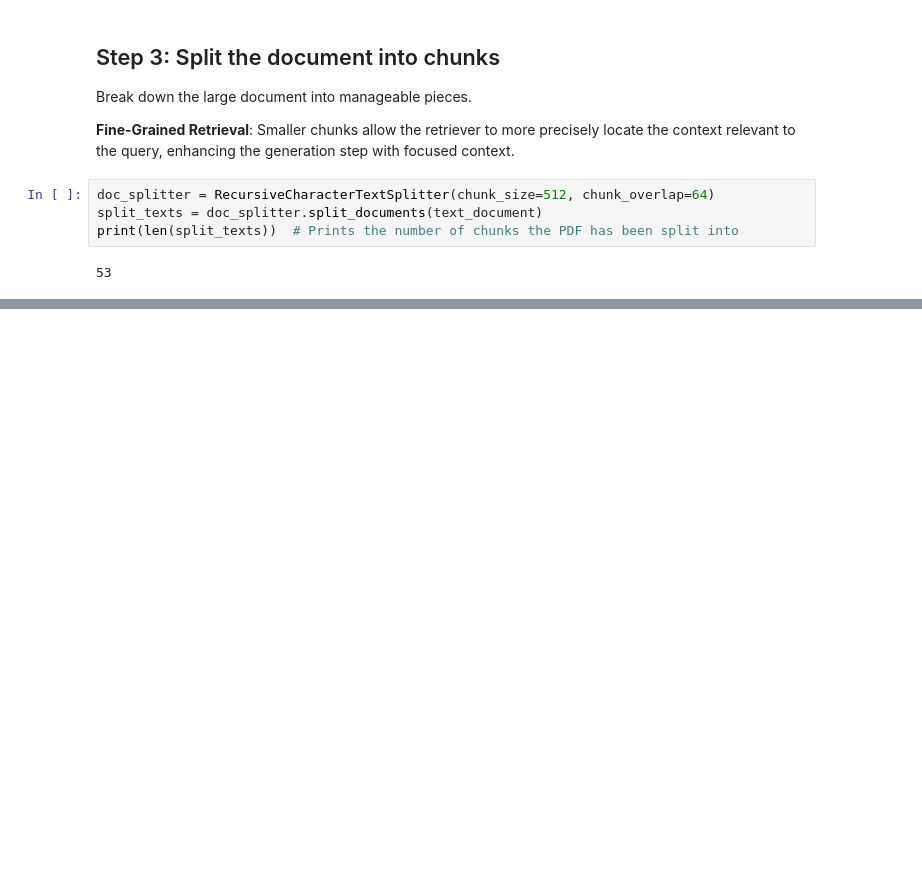
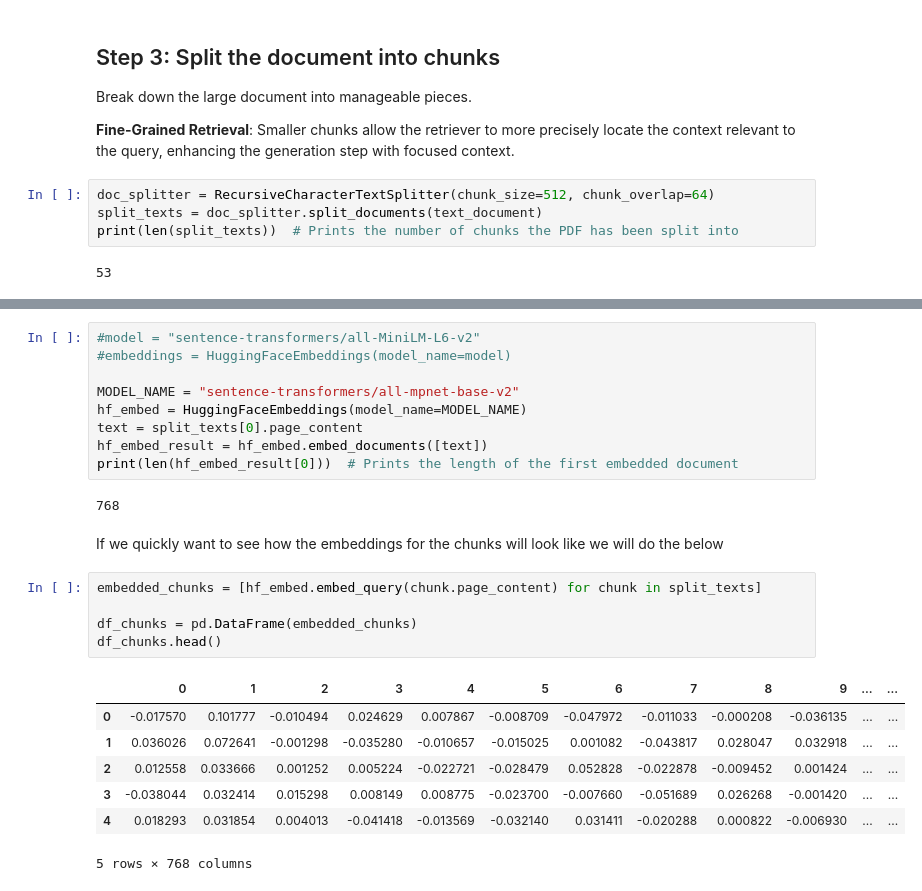
Before and after one commit to masonxmh/GenAI_HF_OpenAI, a Jupyter notebook: Hugging_Face_OpenAI_Azure/Code_Examples/Langchain/2.4-RAG_Implementation.ipynb, the cells around one changed output, grey strips where cells are left out. Cells and saved outputs as stored; diff of their text form; blank space fills up the shorter version.

```diff
--- a/Hugging_Face_OpenAI_Azure/Code_Examples/Langchain/2.4-RAG_Implementation.ipynb
+++ b/Hugging_Face_OpenAI_Azure/Code_Examples/Langchain/2.4-RAG_Implementation.ipynb
@@ -40,0 +60,26 @@ print(len(split_texts))  # Prints the number of chunks the PDF has been split in
+# %%
+#model = "sentence-transformers/all-MiniLM-L6-v2"
+#embeddings = HuggingFaceEmbeddings(model_name=model)
+
+MODEL_NAME = "sentence-transformers/all-mpnet-base-v2"
+hf_embed = HuggingFaceEmbeddings(model_name=MODEL_NAME)
+text = split_texts[0].page_content
+hf_embed_result = hf_embed.embed_documents([text])
+print(len(hf_embed_result[0]))  # Prints the length of the first embedded document
+# %% [output]
+768
+# %% [markdown]
+If we quickly want to see how the embeddings for the chunks will look like we will do the below
+# %%
+embedded_chunks = [hf_embed.embed_query(chunk.page_content) for chunk in split_texts]
+
+df_chunks = pd.DataFrame(embedded_chunks)
+df_chunks.head()
+# %% [output]
+|  | 0 | 1 | 2 | 3 | 4 | 5 | 6 | 7 | 8 | 9 | ... | ... |
+| 0 | -0.017570 | 0.101777 | -0.010494 | 0.024629 | 0.007867 | -0.008709 | -0.047972 | -0.011033 | -0.000208 | -0.036135 | ... | ... |
+| 1 | 0.036026 | 0.072641 | -0.001298 | -0.035280 | -0.010657 | -0.015025 | 0.001082 | -0.043817 | 0.028047 | 0.032918 | ... | ... |
+| 2 | 0.012558 | 0.033666 | 0.001252 | 0.005224 | -0.022721 | -0.028479 | 0.052828 | -0.022878 | -0.009452 | 0.001424 | ... | ... |
+| 3 | -0.038044 | 0.032414 | 0.015298 | 0.008149 | 0.008775 | -0.023700 | -0.007660 | -0.051689 | 0.026268 | -0.001420 | ... | ... |
+| 4 | 0.018293 | 0.031854 | 0.004013 | -0.041418 | -0.013569 | -0.032140 | 0.031411 | -0.020288 | 0.000822 | -0.006930 | ... | ... |
+5 rows × 768 columns
```
Also changed, not shown: parts of 67 cells of this notebook, 2 other files.
